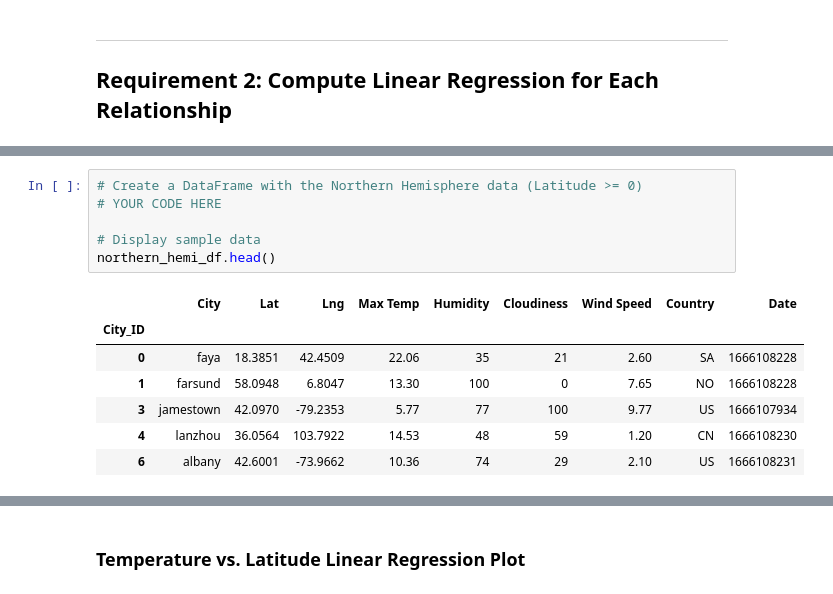
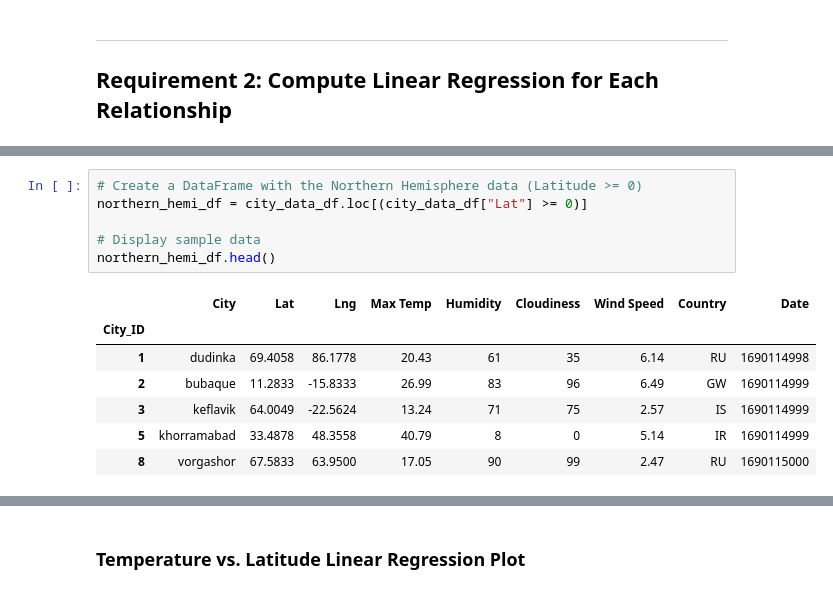
Before and after one commit to SwagmasterMatt/python-api-challenge, a Jupyter notebook: WeatherPy/WeatherPy.ipynb, the cells around one changed output, grey strips where cells are left out. Cells and saved outputs as stored; diff of their text form.

```diff
--- a/WeatherPy/WeatherPy.ipynb
+++ b/WeatherPy/WeatherPy.ipynb
@@ -313,16 +414,16 @@ plt.show()
 # %%
 # Create a DataFrame with the Northern Hemisphere data (Latitude >= 0)
-# YOUR CODE HERE
+northern_hemi_df = city_data_df.loc[(city_data_df["Lat"] >= 0)]
 
 # Display sample data
 northern_hemi_df.head()
 # %% [output]
 |  | City | Lat | Lng | Max Temp | Humidity | Cloudiness | Wind Speed | Country | Date |
 | City_ID |  |  |  |  |  |  |  |  |  |
-| 0 | faya | 18.3851 | 42.4509 | 22.06 | 35 | 21 | 2.60 | SA | 1666108228 |
-| 1 | farsund | 58.0948 | 6.8047 | 13.30 | 100 | 0 | 7.65 | NO | 1666108228 |
-| 3 | jamestown | 42.0970 | -79.2353 | 5.77 | 77 | 100 | 9.77 | US | 1666107934 |
-| 4 | lanzhou | 36.0564 | 103.7922 | 14.53 | 48 | 59 | 1.20 | CN | 1666108230 |
-| 6 | albany | 42.6001 | -73.9662 | 10.36 | 74 | 29 | 2.10 | US | 1666108231 |
+| 1 | dudinka | 69.4058 | 86.1778 | 20.43 | 61 | 35 | 6.14 | RU | 1690114998 |
+| 2 | bubaque | 11.2833 | -15.8333 | 26.99 | 83 | 96 | 6.49 | GW | 1690114999 |
+| 3 | keflavik | 64.0049 | -22.5624 | 13.24 | 71 | 75 | 2.57 | IS | 1690114999 |
+| 5 | khorramabad | 33.4878 | 48.3558 | 40.79 | 8 | 0 | 5.14 | IR | 1690114999 |
+| 8 | vorgashor | 67.5833 | 63.9500 | 17.05 | 90 | 99 | 2.47 | RU | 1690115000 |
 # %%
 # Create a DataFrame with the Southern Hemisphere data (Latitude < 0)
```
Also changed, not shown: parts of 22 cells of this notebook.
